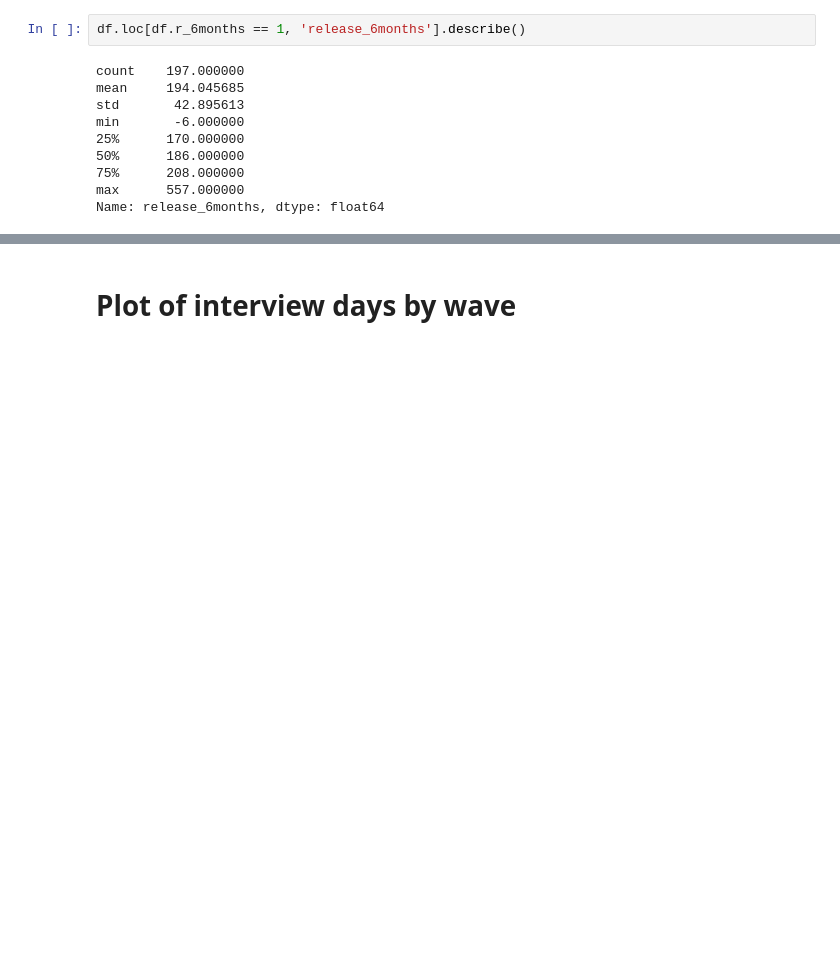
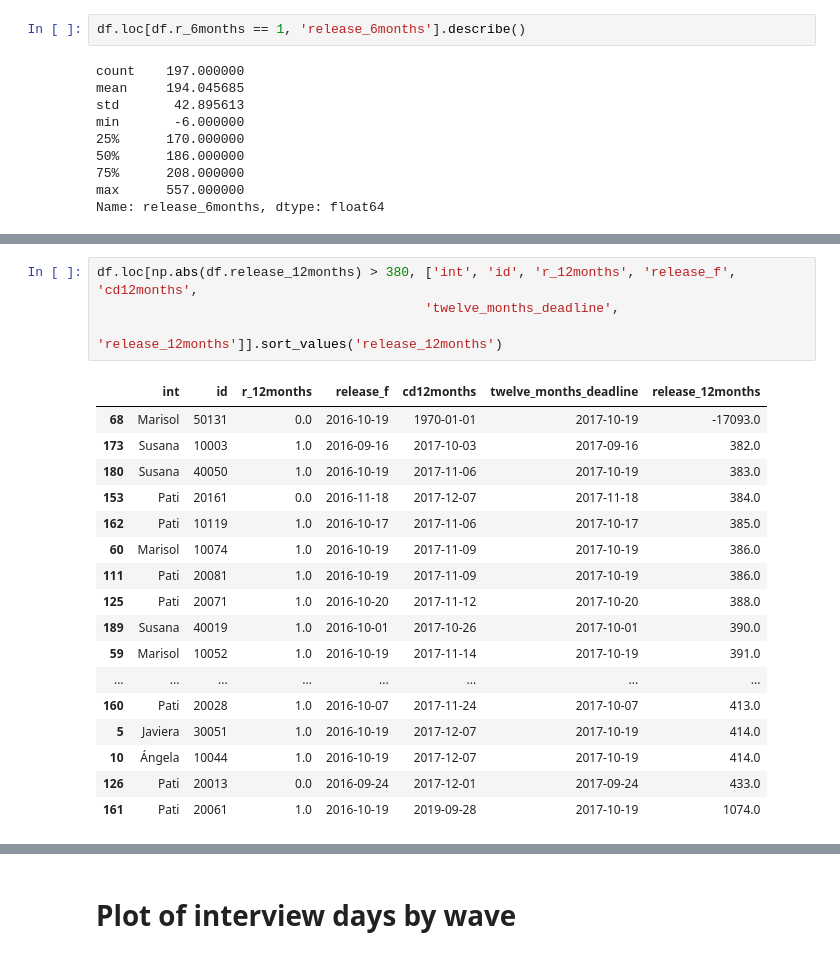
Before and after one commit to sdaza/reentry-chile, a Jupyter notebook: reports/reentry_chile_response_rates.ipynb, the cells around one changed output, grey strips where cells are left out. Drawn from its saved outputs; the diff is of its cells as text; blank space fills up the shorter version.

```diff
--- a/reports/reentry_chile_response_rates.ipynb
+++ b/reports/reentry_chile_response_rates.ipynb
@@ -538,0 +590,22 @@ Name: release_6months, dtype: float64
+# %%
+df.loc[np.abs(df.release_12months) > 380, ['int', 'id', 'r_12months', 'release_f', 'cd12months',
+                                          'twelve_months_deadline',
+                                          'release_12months']].sort_values('release_12months')
+# %% [output]
+|  | int | id | r_12months | release_f | cd12months | twelve_months_deadline | release_12months |
+| 68 | Marisol | 50131 | 0.0 | 2016-10-19 | 1970-01-01 | 2017-10-19 | -17093.0 |
+| 173 | Susana | 10003 | 1.0 | 2016-09-16 | 2017-10-03 | 2017-09-16 | 382.0 |
+| 180 | Susana | 40050 | 1.0 | 2016-10-19 | 2017-11-06 | 2017-10-19 | 383.0 |
+| 153 | Pati | 20161 | 0.0 | 2016-11-18 | 2017-12-07 | 2017-11-18 | 384.0 |
+| 162 | Pati | 10119 | 1.0 | 2016-10-17 | 2017-11-06 | 2017-10-17 | 385.0 |
+| 60 | Marisol | 10074 | 1.0 | 2016-10-19 | 2017-11-09 | 2017-10-19 | 386.0 |
+| 111 | Pati | 20081 | 1.0 | 2016-10-19 | 2017-11-09 | 2017-10-19 | 386.0 |
+| 125 | Pati | 20071 | 1.0 | 2016-10-20 | 2017-11-12 | 2017-10-20 | 388.0 |
+| 189 | Susana | 40019 | 1.0 | 2016-10-01 | 2017-10-26 | 2017-10-01 | 390.0 |
+| 59 | Marisol | 10052 | 1.0 | 2016-10-19 | 2017-11-14 | 2017-10-19 | 391.0 |
+| ... | ... | ... | ... | ... | ... | ... | ... |
+| 160 | Pati | 20028 | 1.0 | 2016-10-07 | 2017-11-24 | 2017-10-07 | 413.0 |
+| 5 | Javiera | 30051 | 1.0 | 2016-10-19 | 2017-12-07 | 2017-10-19 | 414.0 |
+| 10 | Ángela | 10044 | 1.0 | 2016-10-19 | 2017-12-07 | 2017-10-19 | 414.0 |
+| 126 | Pati | 20013 | 0.0 | 2016-09-24 | 2017-12-01 | 2017-09-24 | 433.0 |
+| 161 | Pati | 20061 | 1.0 | 2016-10-19 | 2019-09-28 | 2017-10-19 | 1074.0 |
```
Also changed, not shown: parts of 14 cells of this notebook.
